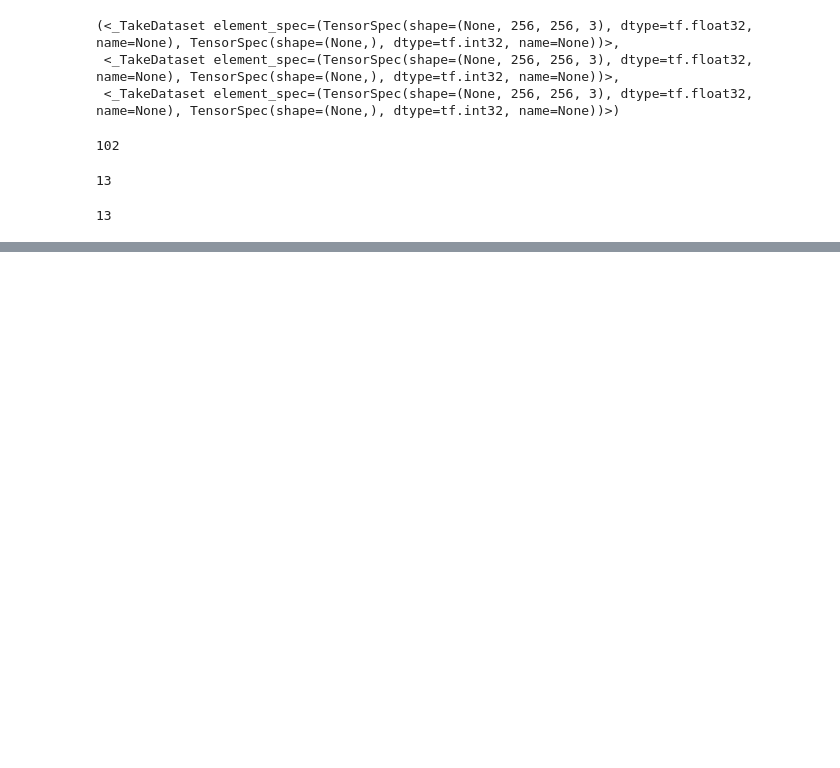
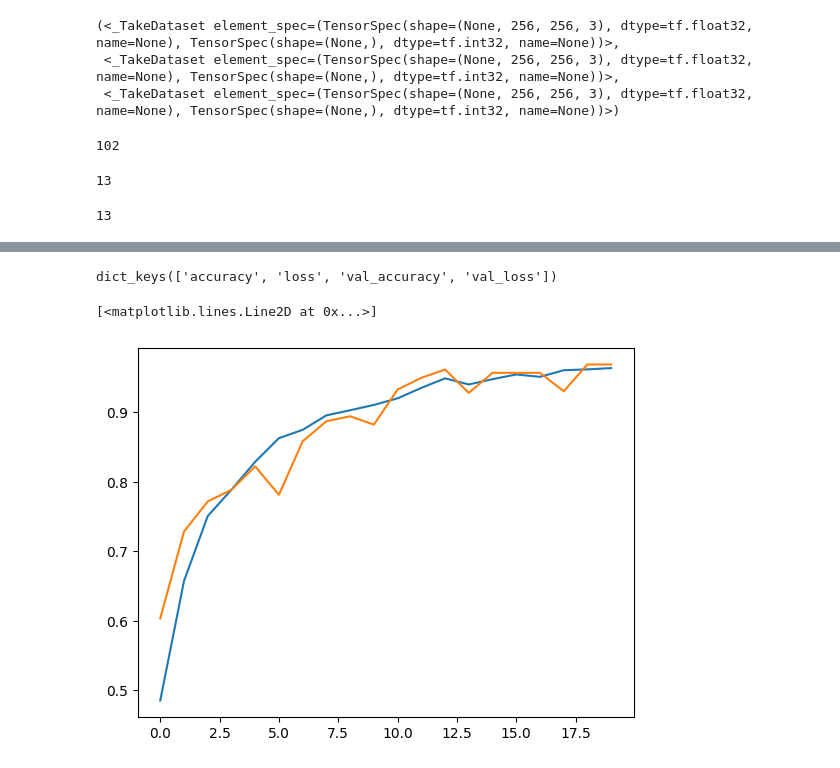
Before and after one commit to deepakalur4/Deep-learning-project-GCP-end-to-end-Potato-Disease-Classification-usng-CNN, a Jupyter notebook: Training.ipynb, the cells around one changed output, grey strips where cells are left out. Drawn from its saved outputs; the diff is of its cells as text; code cells hidden in the pictures; blank space fills up the shorter version.

```diff
--- a/Training.ipynb
+++ b/Training.ipynb
@@ -137,3 +128,21 @@ data_augmenatation=tf.keras.Sequential([
     keras.layers.RandomFlip("horizontal and vertical"),
     keras.layers.RandomRotation(0.2)
 ])
+# %%
+input_shapes=(BATCH_SIZE,IMAGE_SIZE,IMAGE_SIZE,CHANNELS)
+n_classes=3
+model=keras.models.Sequential([
+    resize_and_rescale,
+    data_augmenatation,
+    keras.layers.Conv2D(filters=15,kernel_size=(3,3),activation="relu",input_shape=input_shapes),
+    keras.layers.MaxPooling2D((2,2)),
+    keras.layers.Conv2D(filters=30,kernel_size=(3,3),activation="relu"),
+    keras.layers.MaxPooling2D((2,2)),
+    keras.layers.Conv2D(filters=30,kernel_size=(3,3),activation="relu"),
+    keras.layers.MaxPooling2D((2,2)),
+    keras.layers.Flatten(),
+    keras.layers.Dense(64,activation="relu"),
+    keras.layers.Dense(3,activation="softmax"),
+])
+
+model.build(input_shape=input_shapes)
@@ -139,0 +173,4 @@ data_augmenatation=tf.keras.Sequential([
+# %%
+model.compile(optimizer="adam",loss=tf.keras.losses.SparseCategoricalCrossentropy(from_logits=True),metrics=["accuracy"])
+# %%
+history=model.fit(train_ds,epochs=EPOCHS,batch_size=BATCH_SIZE,verbose=1,validation_data=validation_ds)
@@ -139,0 +196,15 @@ data_augmenatation=tf.keras.Sequential([
+# %%
+history.history.keys()
+# %% [output]
+dict_keys(['accuracy', 'loss', 'val_accuracy', 'val_loss'])
+# %%
+model_acc=history.history["accuracy"]
+val_ac=history.history["val_accuracy"]
+model_loss=history.history["loss"]
+val_loss=history.history["val_loss"]
+# %%
+plt.plot(range(EPOCHS),model_acc)
+plt.plot(range(EPOCHS),val_ac)
+# %% [output]
+[<matplotlib.lines.Line2D at 0x...>]
+[figure, added]
```
Also changed, not shown: parts of 12 cells of this notebook, 1 other file.
